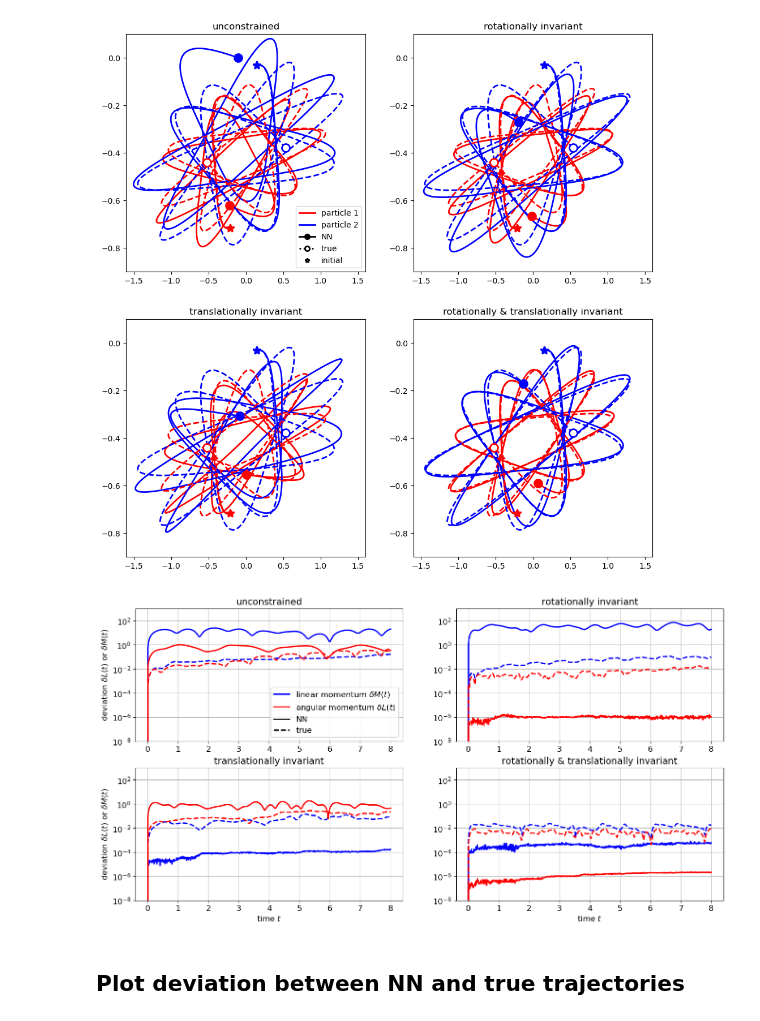
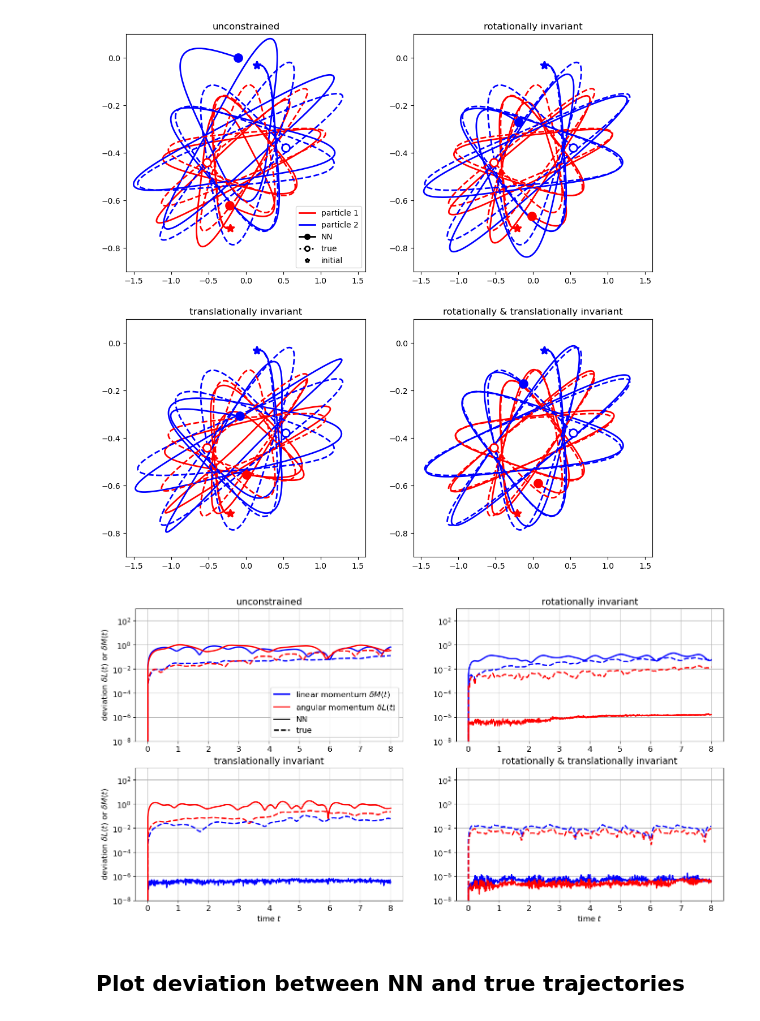
Before and after one commit to eikehmueller/mlconservation_code, a Jupyter notebook: src/EvaluateModel.ipynb, the cells around one changed output. Drawn from its saved outputs; the diff is of its cells as text; code cells hidden in the pictures.

Commit message:
Scale linear momentum appropriately as well

```diff
--- a/src/EvaluateModel.ipynb
+++ b/src/EvaluateModel.ipynb
@@ -28,6 +25,9 @@ The autoreload extension is already loaded. To reload it, use:
 # %% [markdown]
 ## Load models from disk and run trajectory generators
 # %%
+from conservative_nn.monitors import VelocityMonitor
+
+
 dt = 0.01
 # final time
 t_final = 8.0
@@ -45,6 +45,7 @@ perturbed_initializer = TwoParticleConstantInitializer(dim,mass1=mass1,mass2=mas
 monitors = {}
 monitors_nn = {}
 monitors_nn_perturbed = {}
+initial_nn_linear_momentum = {}
 
 for model_label in ["","trans","rot","rot_ref","rot_trans"]:
     # load Lagrangian from disk
@@ -56,7 +57,8 @@ for model_label in ["","trans","rot","rot_ref","rot_trans"]:
     dim = 2*dim_space
 
     # Monitors
-    monitors[model_label] = [PositionMonitor(),]
+    monitors[model_label] = [PositionMonitor(),
+                             VelocityMonitor()]
     monitors_nn[model_label] = [PositionMonitor(),
                                 InvariantMonitor(nn_lagrangian),
                                 TwoParticleInvariantMonitor(dynamical_system)]
@@ -82,3 +84,14 @@ for model_label in ["","trans","rot","rot_ref","rot_trans"]:
     trajectory_generator_nn.run()
     trajectory_generator_nn_perturbed.run()
     T = trajectory_generator.t
+
+    # Compute NN linear momentum of first particle at initial timestep
+    q0 = monitors[model_label][0].data[:,0]
+    qdot0 = monitors[model_label][0].data[:,0]
+    q_qdot0 = tf.reshape(np.concatenate([q0,qdot0]), shape=[1, 2 * dim])
+    @tf.function
+    def grad_L(inputs):
+        """Compute gradient of Lagrangian with respect to inputs"""
+        return tf.gradients(nn_lagrangian.call(inputs), inputs)[0]
+    dL_du1 = grad_L(q_qdot0).numpy().flatten()[dim:dim+dim_space]
+    initial_nn_linear_momentum[model_label] = dL_du1
@@ -168,48 +168,50 @@ title = {"":"unconstrained",
          "trans":"translationally invariant",
          "rot_trans":"rotationally & translationally invariant",
          }
-
 fig, axs = plt.subplots(2, 2, figsize=(16,8))
 for row in [0,1]:
     for col in [0,1]:
         model_label = model_label_list[row][col]
+        velocity = monitors[model_label][1].data
+        initial_momentum = mass1*velocity[:dim_space,0]
+        initial_nn_momentum = initial_nn_linear_momentum[model_label]
         invariant = monitors_nn[model_label][1].data
         invariant_true = monitors_nn[model_label][2].data
         ax = axs[row,col]
         # Plot linear momentum
 
-        linear_momentum = ( np.linalg.norm(invariant[:dim_space,:].T-invariant[:dim_space,0],axis=1) )
-                        #/ np.linalg.norm(invariant[:dim_space,0]) )
-        linear_momentum_true = ( np.linalg.norm(invariant_true[:dim_space,:].T-invariant_true[:dim_space,0],axis=1) )
-                        #/ np.linalg.norm(invariant_true[:dim_space,0]) )
+        linear_momentum = ( np.linalg.norm(invariant[:dim_space,:].T-invariant[:dim_space,0],axis=1)
+                        / np.linalg.norm(initial_nn_momentum) )
+        linear_momentum_true = ( np.linalg.norm(invariant_true[:dim_space,:].T-invariant_true[:dim_space,0],axis=1)
+                        / np.linalg.norm(initial_momentum) )
         angular_momentum = ( np.linalg.norm(invariant[dim_space:,:].T-invariant[dim_space:,0],axis=1)
                         / np.linalg.norm(invariant[dim_space:,0]) )
         angular_momentum_true = ( np.linalg.norm(invariant_true[dim_space:,:].T-invariant_true[dim_space:,0],axis=1)
                         / np.linalg.norm(invariant_true[dim_space:,0]) )
 
         ax.plot(trajectory_generator_nn.t,linear_momentum,linewidth=2,color="blue")
         ax.plot(trajectory_generator_nn.t,linear_momentum_true,linewidth=2,linestyle="--",color="blue")
         ax.plot(trajectory_generator_nn.t,angular_momentum,linewidth=2,color="red")
         ax.plot(trajectory_generator_nn.t,angular_momentum_true,linewidth=2,linestyle="--",color="red")
         if row==0 and col==0:
             ax.plot([],[],linewidth=2,color="blue",label=r"linear momentum $\delta M(t)$")
             ax.plot([],[],linewidth=2,color="red",label=r"angular momentum $\delta L(t)$")
             ax.plot([],[],linewidth=2,color="black",label="NN")
             ax.plot([],[],linewidth=2,color="black",linestyle="--",label="true")
             ax.legend(loc="lower right",fontsize=fs)
         if row == 1:
             ax.set_xlabel("time $t$",fontsize=fs)
         if col == 0:
             ax.set_ylabel(r"deviation $\delta L(t)$ or $\delta M(t)$",fontsize=fs)
         ax.set_yscale("log")
         ax.set_ylim(1.E-8,1.E3)
         ax.set_title(title[model_label],fontsize=14)
         ax.tick_params(axis='both', which='major', labelsize=fs)
         ax.grid()
 plt.savefig("invariants_two_particle_4d.pdf",bbox_inches="tight")
 plt.show()
 # %% [output]
-[figure, old version]
+[figure, new version]
 # %% [markdown]
 ## Plot deviation between NN and true trajectories
 # %%
```
Also changed, not shown: parts of 2 cells of this notebook, 26 other files.
